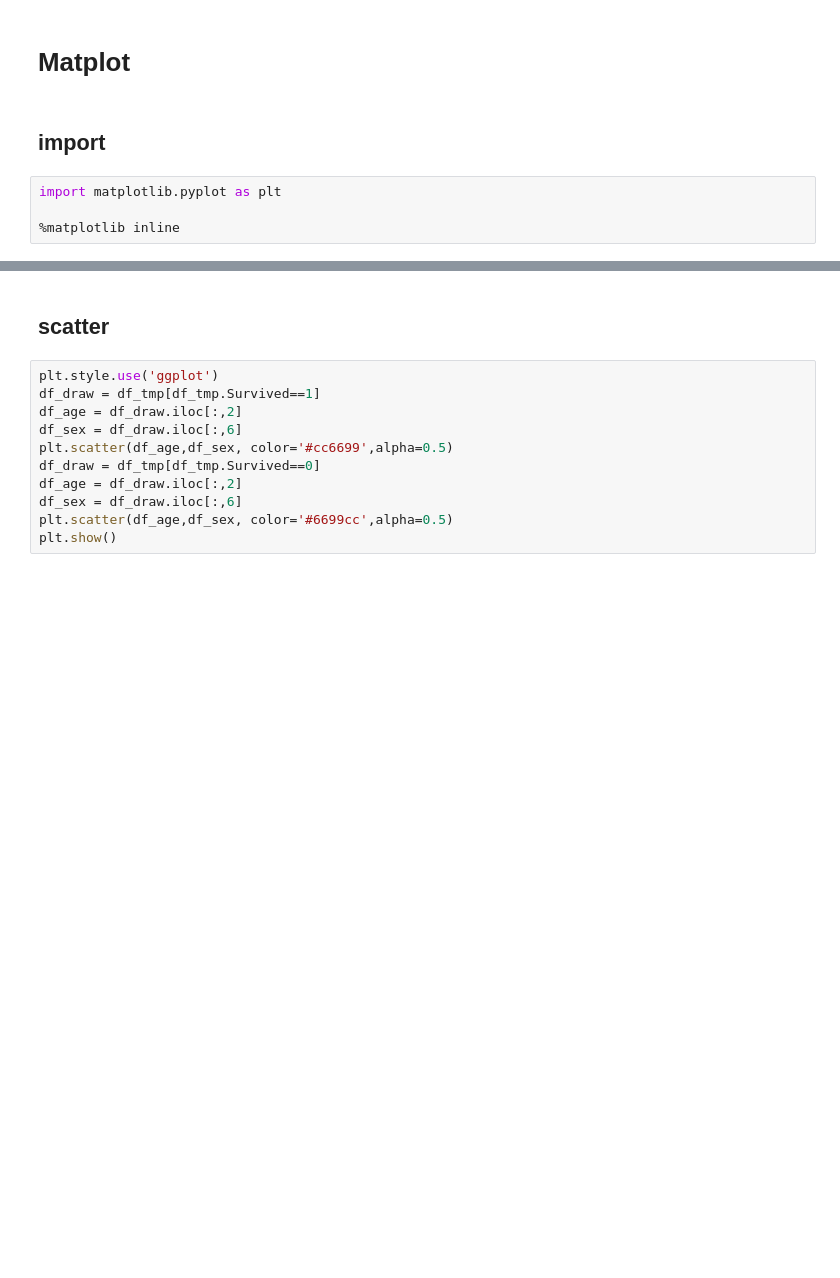
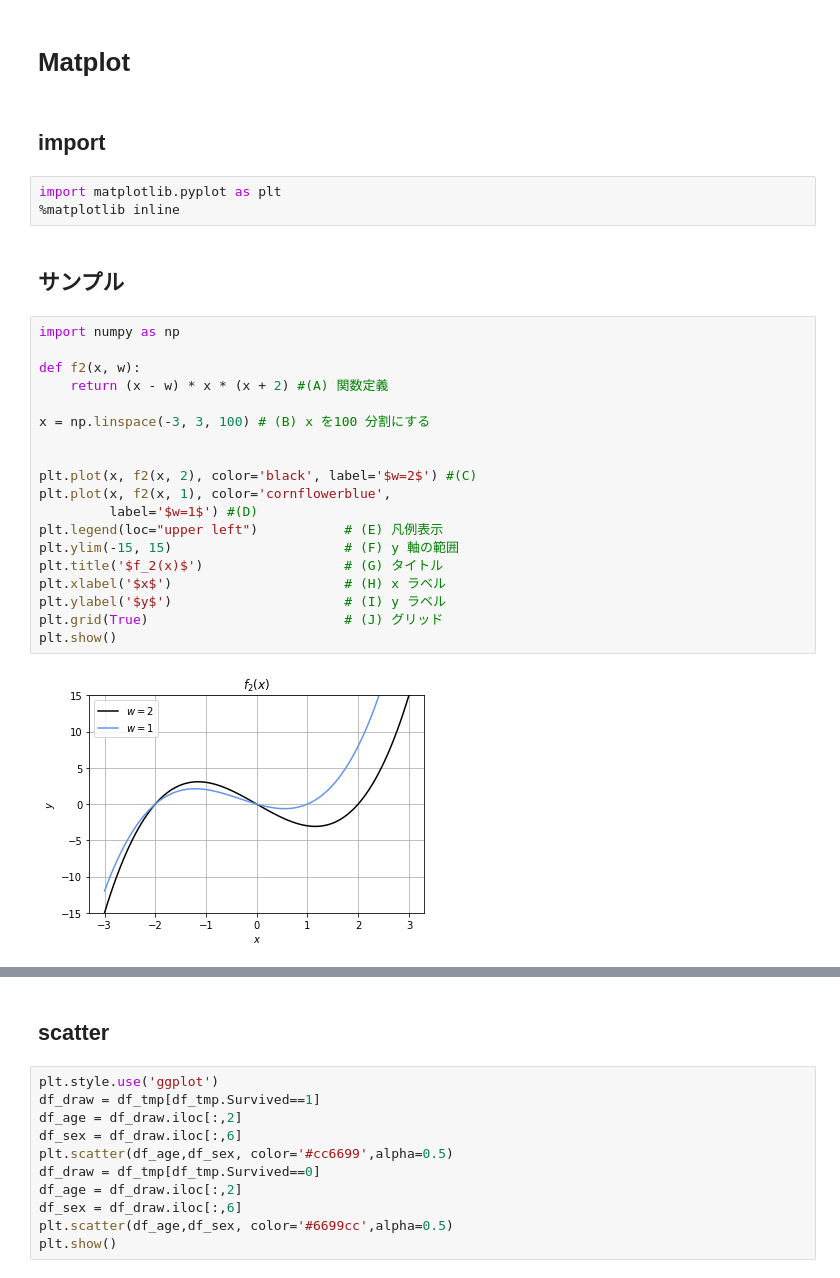
Before and after one commit to kyokicchi/python_memo, a Jupyter notebook: memo_notebook.ipynb, the cells around one changed output, grey strips where cells are left out. Saved outputs shown, nothing was run; the diff lists cells and outputs as text; blank space fills up the shorter version.

```diff
--- a/memo_notebook.ipynb
+++ b/memo_notebook.ipynb
@@ -466,5 +466,27 @@ print(bins)
 ## import
 # %%
 import matplotlib.pyplot as plt
-
 %matplotlib inline
+# %% [markdown]
+## サンプル
+# %%
+import numpy as np
+
+def f2(x, w):
+    return (x - w) * x * (x + 2) #(A) 関数定義
+
+x = np.linspace(-3, 3, 100) # (B) x を100 分割にする
+
+
+plt.plot(x, f2(x, 2), color='black', label='$w=2$') #(C)
+plt.plot(x, f2(x, 1), color='cornflowerblue',
+         label='$w=1$') #(D)
+plt.legend(loc="upper left")           # (E) 凡例表示
+plt.ylim(-15, 15)                      # (F) y 軸の範囲
+plt.title('$f_2(x)$')                  # (G) タイトル
+plt.xlabel('$x$')                      # (H) x ラベル
+plt.ylabel('$y$')                      # (I) y ラベル
+plt.grid(True)                         # (J) グリッド
+plt.show()
+# %% [output]
+[figure, added]
```
Also changed, not shown: parts of 7 cells of this notebook, 1 other file.
